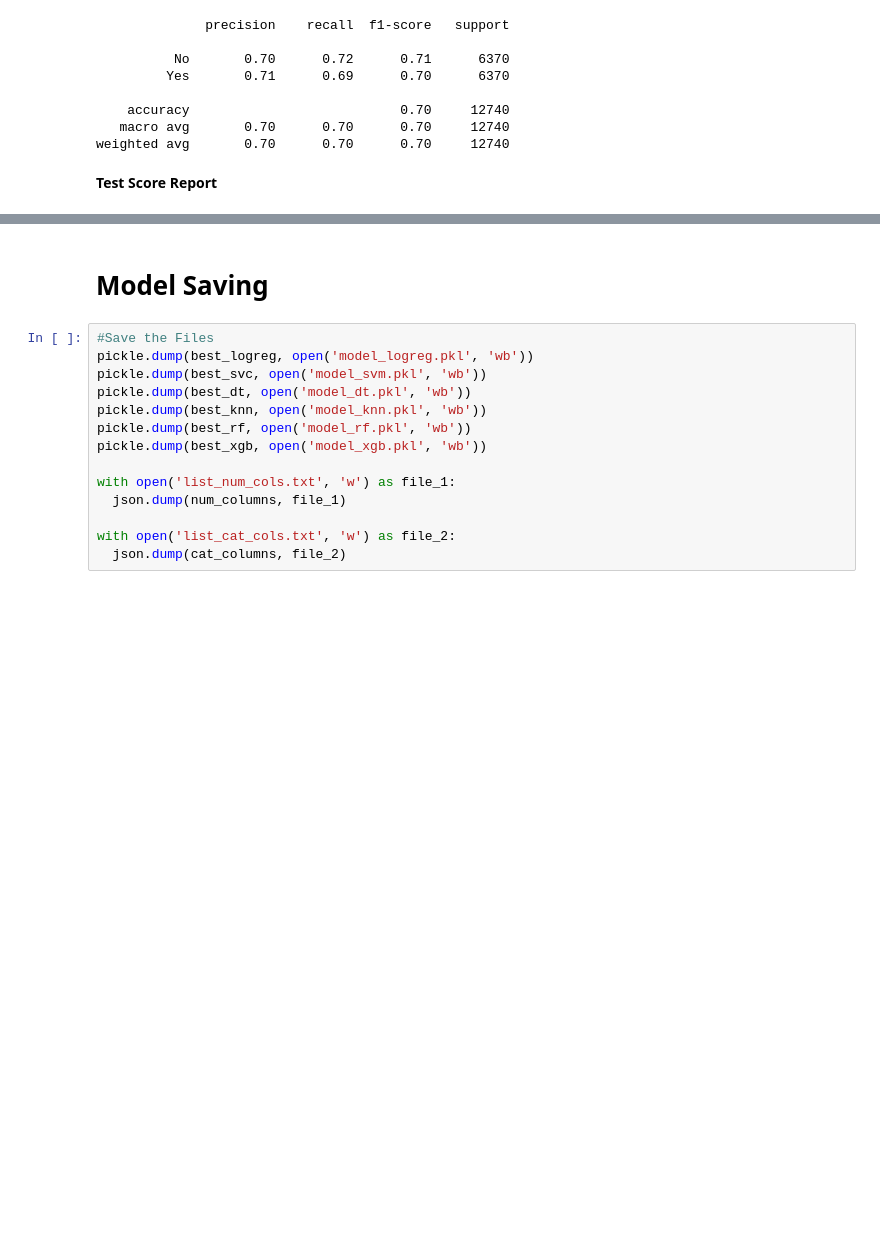
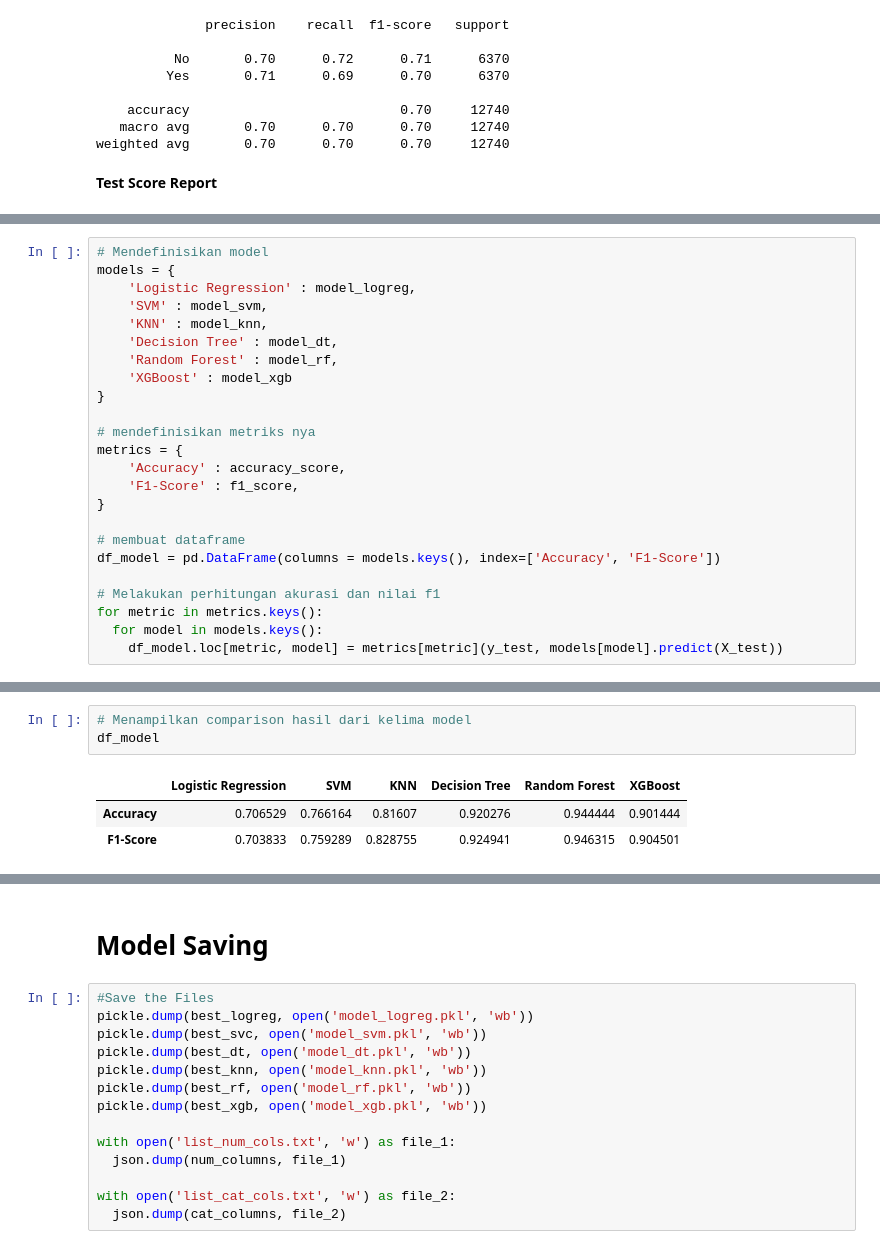
Before and after one commit to FTDS-assignment-bay/p2-final-project-ftds-026-rmt-group-002, a Jupyter notebook: Modelling/data_modelling.ipynb, the cells around one changed output, grey strips where cells are left out. Saved outputs shown, nothing was run; the diff lists cells and outputs as text; blank space fills up the shorter version.

```diff
--- a/Modelling/data_modelling.ipynb
+++ b/Modelling/data_modelling.ipynb
@@ -1273,0 +1277,24 @@ weighted avg       0.71      0.71      0.71      3186
+# %%
+# Mendefinisikan model
+models = {
+    'Logistic Regression' : model_logreg,
+    'SVM' : model_svm,
+    'KNN' : model_knn,
+    'Decision Tree' : model_dt,
+    'Random Forest' : model_rf,
+    'XGBoost' : model_xgb
+}
+
+# mendefinisikan metriks nya
+metrics = {
+    'Accuracy' : accuracy_score,
+    'F1-Score' : f1_score,
+}
+
+# membuat dataframe
+df_model = pd.DataFrame(columns = models.keys(), index=['Accuracy', 'F1-Score'])
+
+# Melakukan perhitungan akurasi dan nilai f1
+for metric in metrics.keys():
+  for model in models.keys():
+    df_model.loc[metric, model] = metrics[metric](y_test, models[model].predict(X_test))
@@ -1273,0 +1327,7 @@ weighted avg       0.71      0.71      0.71      3186
+# %%
+# Menampilkan comparison hasil dari kelima model
+df_model
+# %% [output]
+|  | Logistic Regression | SVM | KNN | Decision Tree | Random Forest | XGBoost |
+| Accuracy | 0.706529 | 0.766164 | 0.81607 | 0.920276 | 0.944444 | 0.901444 |
+| F1-Score | 0.703833 | 0.759289 | 0.828755 | 0.924941 | 0.946315 | 0.904501 |
```
Also changed, not shown: parts of 53 cells of this notebook.
